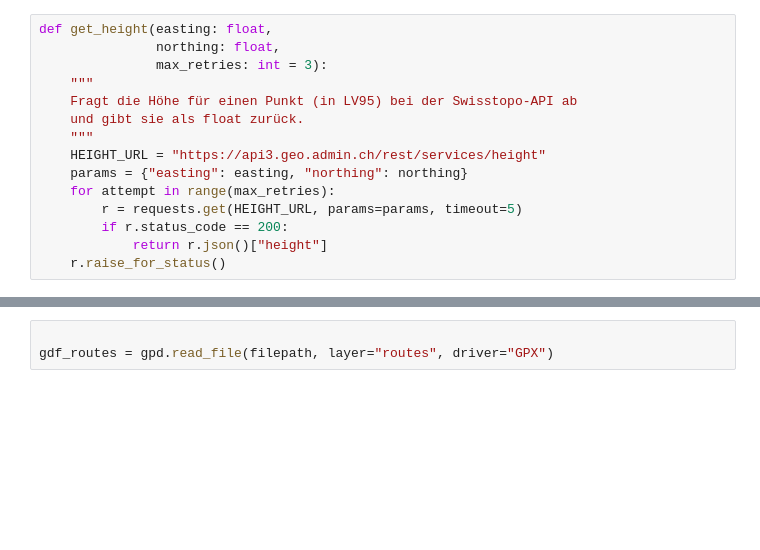
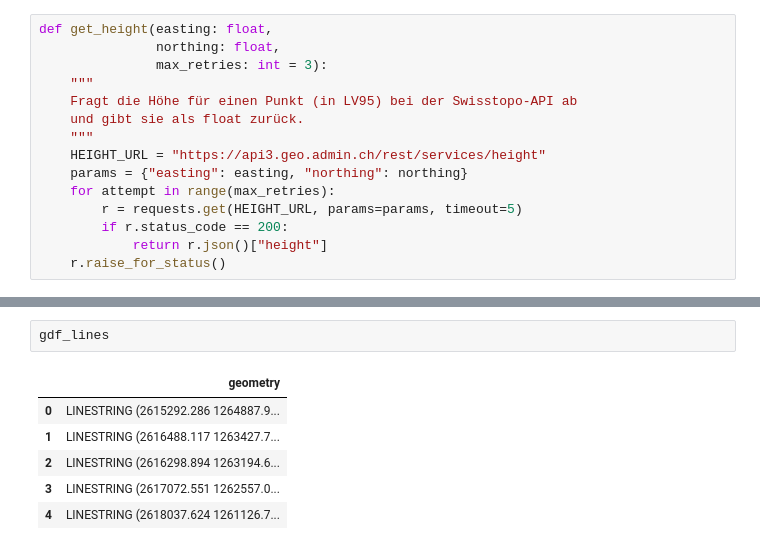
Before and after one commit to rbo-xyz/GrSchmetterling_Hackathon, a Jupyter notebook: testing_rbo/parser_web.ipynb, the cells around one changed output, grey strips where cells are left out. Drawn from its saved outputs; the diff is of its cells as text; blank space fills up the shorter version.

```diff
--- a/testing_rbo/parser_web.ipynb
+++ b/testing_rbo/parser_web.ipynb
@@ -35,3 +79,9 @@ gdf_waypoints
-# %%
-
-gdf_routes = gpd.read_file(filepath, layer="routes", driver="GPX")
+# %%
+gdf_lines
+# %% [output]
+|  | geometry |
+| 0 | LINESTRING (2615292.286 1264887.9... |
+| 1 | LINESTRING (2616488.117 1263427.7... |
+| 2 | LINESTRING (2616298.894 1263194.6... |
+| 3 | LINESTRING (2617072.551 1262557.0... |
+| 4 | LINESTRING (2618037.624 1261126.7... |
```
Also changed, not shown: parts of 6 cells of this notebook, 1 other file.
